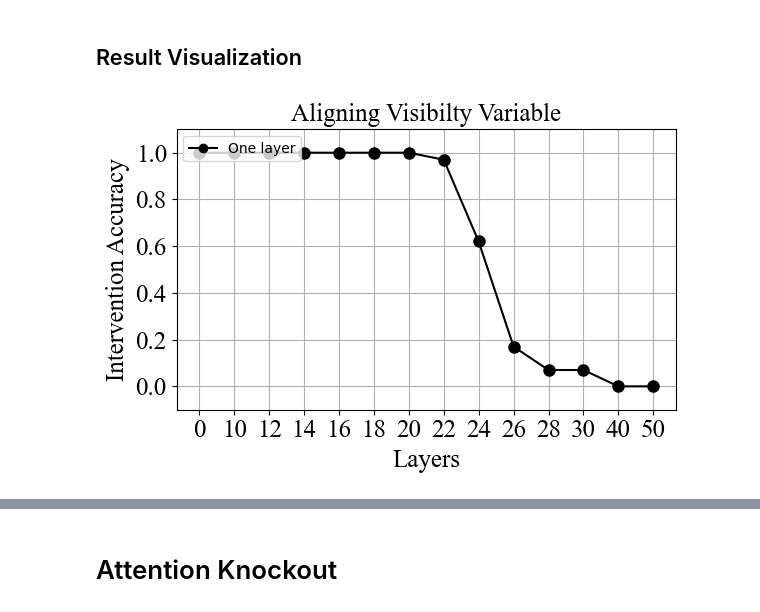
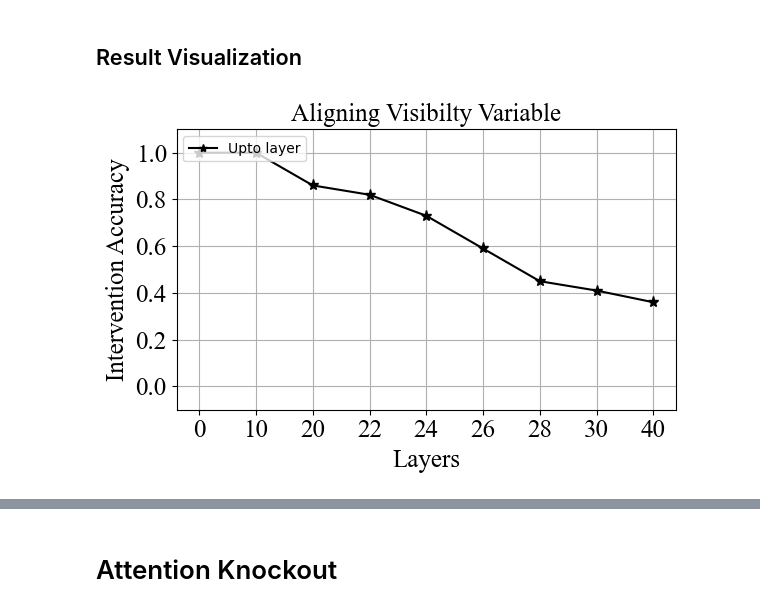
Before and after one commit to umango101/belief_tracking, a Jupyter notebook: notebooks/visibility.ipynb, the cells around one changed output, grey strips where cells are left out. Cells and saved outputs as stored; diff of their text form; code cells hidden in the pictures.

Commit message:
Visibility experiment with first character

```diff
--- a/notebooks/visibility.ipynb
+++ b/notebooks/visibility.ipynb
@@ -69,7 +69,7 @@ The `load_in_4bit` and `load_in_8bit` arguments are deprecated and will be remov
 # %% [markdown]
 # Evaluating model
 # %%
-n_samples = 100
+n_samples = 40
 batch_size = 1
 
 configs_1, configs_2 = [], []
@@ -1845,7 +1793,7 @@ Clean: unknown | Corrupt: unknown
 visibility_sent = [i for i in range(129, 152)]
 # content_sent = [i for i in range(152, 166)] + [i for i in range(167, 178)] + [179]
 content_sent = [i for i in range(152, 180)]
-query_sent = [-8, -7, -5, -4]
+query_sent = [i for i in range(184, 190)]
 # %%
 corrupt_prompt = dataset[0]['corrupt_prompt']
 clean_prompt = dataset[0]['clean_prompt']
@@ -1863,7 +1810,7 @@ patch_layers = [l for l in range(0, 50, 10)] + [l for l in range(22, 30, 2)]
 # %%
-# accs_visibility_query = {}
+# accs_visibility_2_ways = {}
 
-for layer_idx in range(10, 50, 10):
+for layer_idx in range(22, 30, 2):
     correct, total = 0, 0
     for bi, batch in tqdm(enumerate(dataloader), total=len(dataloader)):
         if bi in errors:
@@ -1887,7 +1834,7 @@ for layer_idx in range(10, 50, 10):
                         corrupt_layer_out[token_idx] = model.model.layers[layer_idx].output[0][0, token_idx].save()
 
                     for l in range(0, model.config.num_hidden_layers):
-                        for token_idx in query_sent:
+                        for token_idx in content_sent+query_sent:
                             clean_layer_out[l][token_idx] = model.model.layers[l].output[0][0, token_idx].save()
 
                 with tracer.invoke(clean_prompt):
@@ -1895,7 +1842,7 @@ for layer_idx in range(10, 50, 10):
                         model.model.layers[layer_idx].output[0][0, token_idx] = corrupt_layer_out[token_idx]
 
                     for l in range(0, model.config.num_hidden_layers):
-                        for token_idx in query_sent:
+                        for token_idx in content_sent+query_sent:
                             model.model.layers[l].output[0][0, token_idx] = clean_layer_out[l][token_idx]
 
                     pred = model.lm_head.output[0, -1].argmax(dim=-1).save()
@@ -1909,6 +1856,6 @@ for layer_idx in range(10, 50, 10):
         torch.cuda.empty_cache()
 
     acc = round(correct / total, 2)
-    # accs_visibility_query[layer_idx] = acc
+    accs_visibility_2_ways[layer_idx] = acc
     print(f"Layer: {layer_idx} | Accuracy: {acc}")
 # %% [output]
@@ -1918,0 +1866,4 @@ Layer: 40 | Accuracy: 0.05
+# %%
+# Sort accs_visibility by key
+accs_visibility_2_ways = dict(sorted(accs_visibility_2_ways.items()))
+accs_visibility_2_ways
@@ -1920,33 +1881,33 @@ Layer: 40 | Accuracy: 0.05
 ## Result Visualization
 # %%
 stories = [
+    {
+        "story": dataset[0]["corrupt_story"],
+        "question": dataset[0]["corrupt_question"],
+        "answer": dataset[0]["corrupt_ans"],
+    },
     {
         "story": dataset[0]["clean_story"],
         "question": dataset[0]["clean_question"],
         "answer": dataset[0]["clean_ans"],
-    },
-    {
-        "story": dataset[0]["corrupt_story"],
-        "question": dataset[0]["corrupt_question"],
-        "answer": dataset[0]["corrupt_ans"],
     }
 ]
 
 # arrows = [{'start': token_pos_coords['e1_query_charac'], 'end': token_pos_coords['e2_query_charac'], 'color': 'red'}]
 
 plot_data = {
-    "labels": accs_visibility_2.keys(),
-    "acc_one_layer": accs_visibility_2.values(),
+    "labels": accs_visibility_2_ways.keys(),
+    "acc_upto_layer": accs_visibility_2_ways.values(),
     "title": "Aligning Visibilty Variable",
     "x_label": "Layers",
     "y_label": "Intervention Accuracy",
 }
 
 all_characters = list(set(dataset[idx]['clean_characters'] + dataset[idx]['corrupt_characters']))
 all_objects = list(set(dataset[idx]['clean_objects'] + dataset[idx]['corrupt_objects']))
 all_states = list(set(dataset[idx]['clean_states'] + dataset[idx]['corrupt_states']))
 
-generator = StoryGenerator(characters=all_characters, objects=all_objects, states=all_states, stories=stories, target="unknown", arrows=[], plot_data=plot_data)
-generator.save_html(filename="../plots/experiments/visibility_llama_70b_2.html")
+generator = StoryGenerator(characters=all_characters, objects=all_objects, states=all_states, stories=stories, target=dataset[0]['corrupt_ans'], arrows=[], plot_data=plot_data)
+generator.save_html(filename="../plots/experiments/visibility_llama_70b_first_charac_2_ways.html")
 # %% [output]
-[figure, old version]
+[figure, new version]
```
Also changed, not shown: parts of 10 cells of this notebook, 15 other files.
